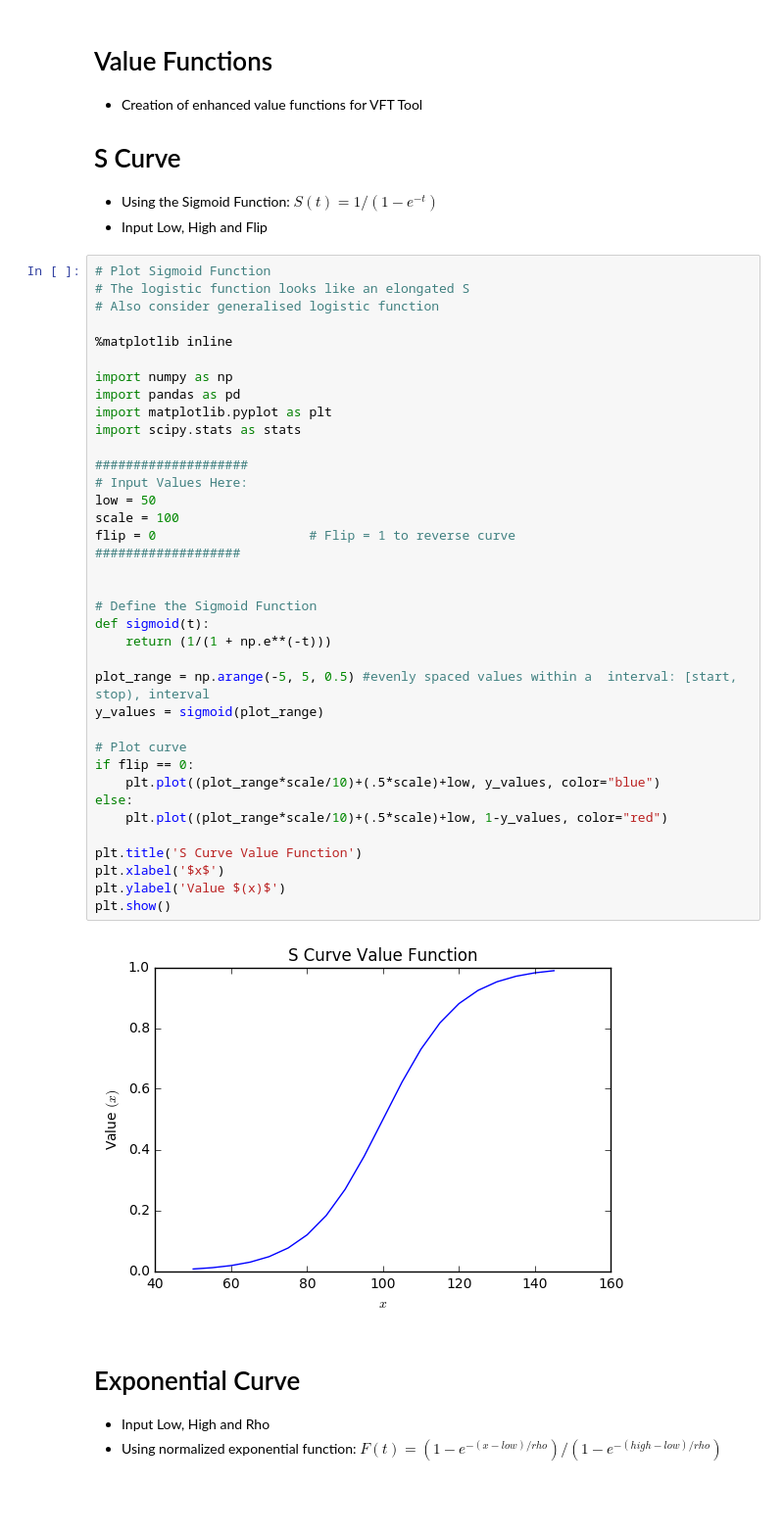
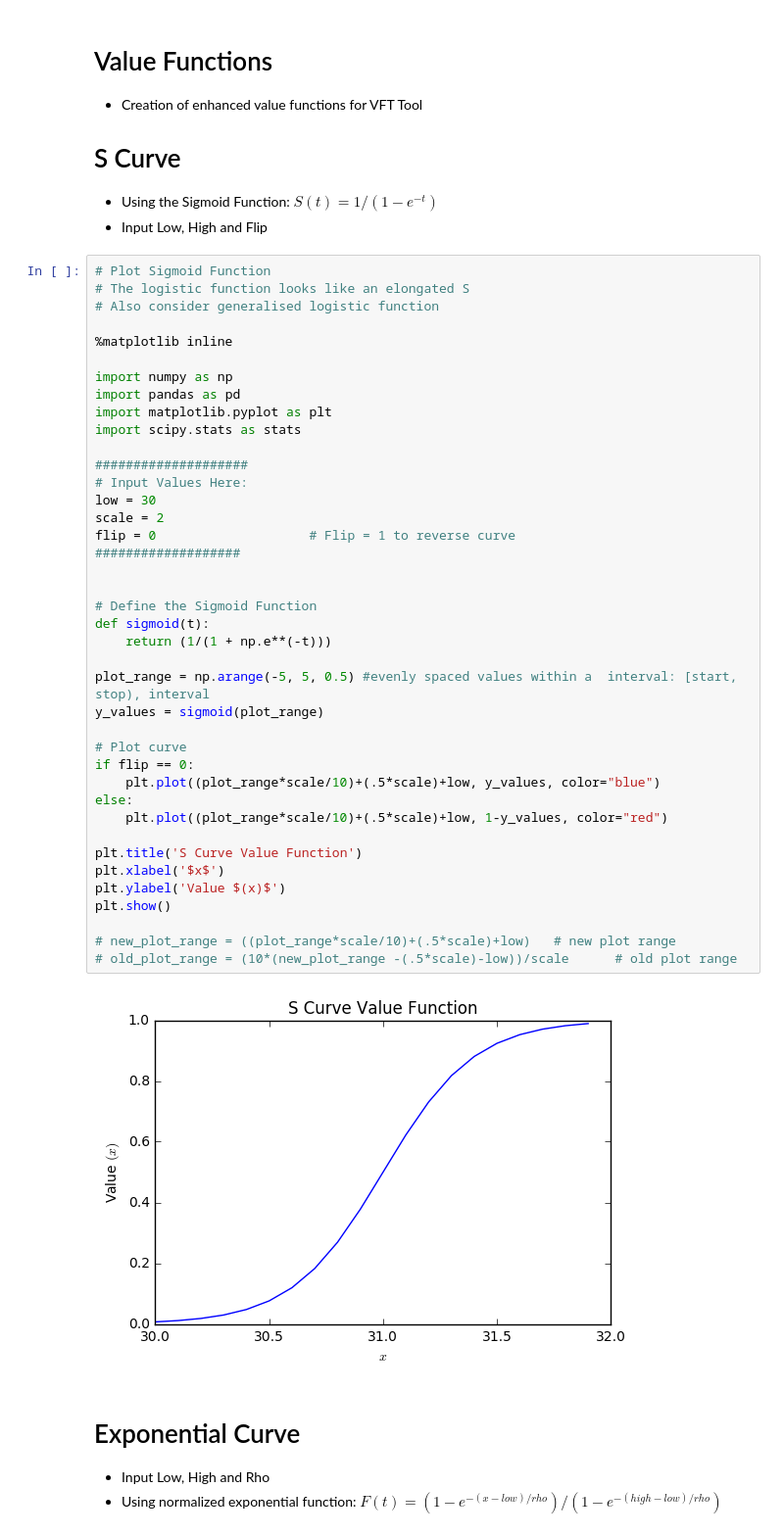
Before and after one commit to dmryer/Python, a Jupyter notebook: Value Functions.ipynb, the cells around one changed output. Shown at 98% size. Cells and saved outputs as stored; diff of their text form; blank space fills up the shorter version.

```diff
--- a/Value Functions.ipynb
+++ b/Value Functions.ipynb
@@ -14,36 +14,39 @@
 
 import numpy as np
 import pandas as pd
 import matplotlib.pyplot as plt
 import scipy.stats as stats
 
 ####################
 # Input Values Here:
-low = 50
-scale = 100
+low = 30
+scale = 2
 flip = 0                    # Flip = 1 to reverse curve
 ###################
 
 
 # Define the Sigmoid Function
 def sigmoid(t):
     return (1/(1 + np.e**(-t)))
 
 plot_range = np.arange(-5, 5, 0.5) #evenly spaced values within a  interval: [start, stop), interval
 y_values = sigmoid(plot_range)
 
 # Plot curve
 if flip == 0:
     plt.plot((plot_range*scale/10)+(.5*scale)+low, y_values, color="blue")
 else:
     plt.plot((plot_range*scale/10)+(.5*scale)+low, 1-y_values, color="red")
 
 plt.title('S Curve Value Function')
 plt.xlabel('$x$')
 plt.ylabel('Value $(x)$')
 plt.show()
+
+# new_plot_range = ((plot_range*scale/10)+(.5*scale)+low)   # new plot range
+# old_plot_range = (10*(new_plot_range -(.5*scale)-low))/scale      # old plot range
 # %% [output]
-[figure, old version]
+[figure, new version]
 # %% [markdown]
 # Exponential Curve
 - Input Low, High and Rho
```
